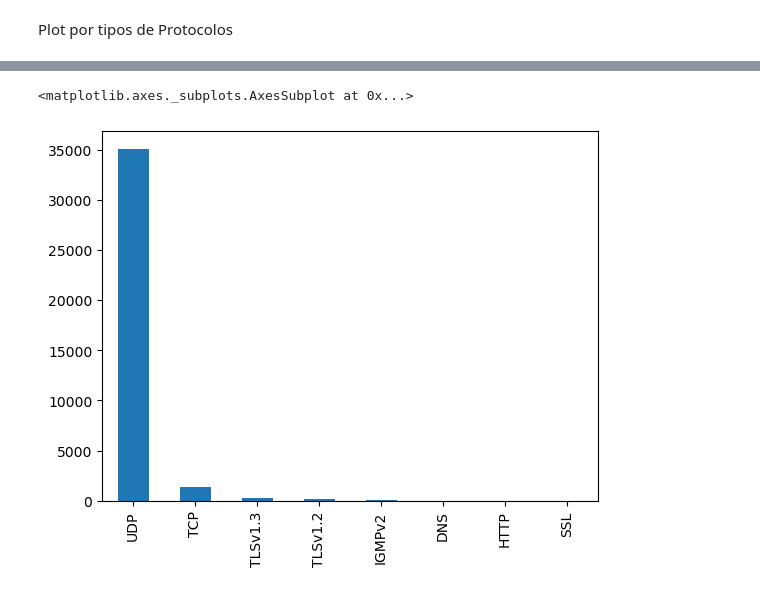
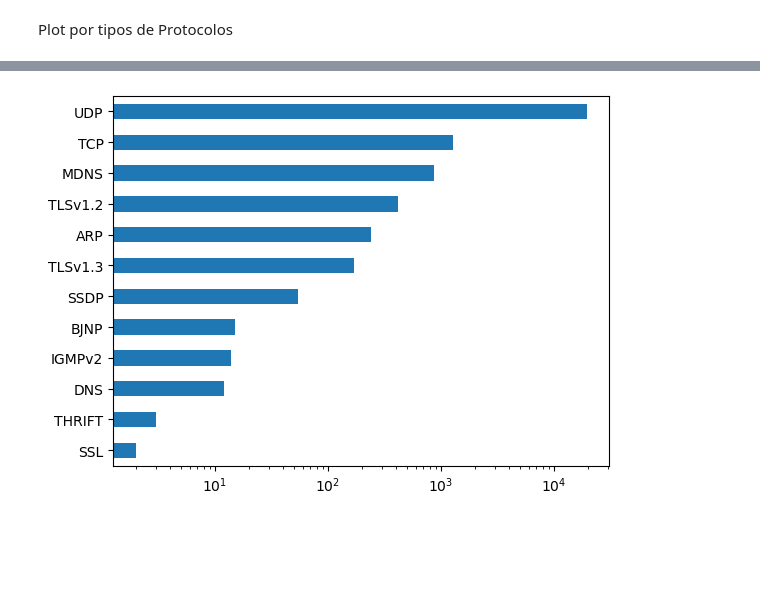
Before and after one commit to JovemPedr0/ProjetoRedes, a Jupyter notebook: analiseDados.ipynb, the cells around one changed output, grey strips where cells are left out. Cells and saved outputs as stored; diff of their text form; code cells hidden in the pictures; blank space fills up the shorter version.

```diff
--- a/analiseDados.ipynb
+++ b/analiseDados.ipynb
@@ -6,6 +6,6 @@ import numpy as np
 # %% [markdown]
 ## Leitura dos dados coletados e formação do DataFrame
 # %%
-df_info_dados = pd.read_csv('../ProjetoRedes/assets/valorant.csv', index_col=False)
-df_info_dados.info()
+df_info_dados = pd.read_csv('../ProjetoRedes/assets/vava.csv', index_col=False)
+df_info_dados.head()
 # %% [output]
@@ -41,0 +18,3 @@ df_info_dados
+# %%
+df_info_dados_minimized = df_info_dados[df_info_dados['Time'] <= 240]
+# 659 até 779
@@ -99,5 +179,5 @@ df_info_dados[df_info_dados['Protocol'] == 'DNS'].plot(kind='scatter', x='Time',
 # %%
-df_info_dados['Protocol'].value_counts().plot(kind='bar')
+df_info_dados_minimized['Protocol'].value_counts().sort_values().plot(kind='barh')
+plt.xscale('log')
 # %% [output]
-<matplotlib.axes._subplots.AxesSubplot at 0x...>
-[figure, old version]
+[figure, new version]
```
Also changed, not shown: parts of 24 cells of this notebook, 1 other file.
